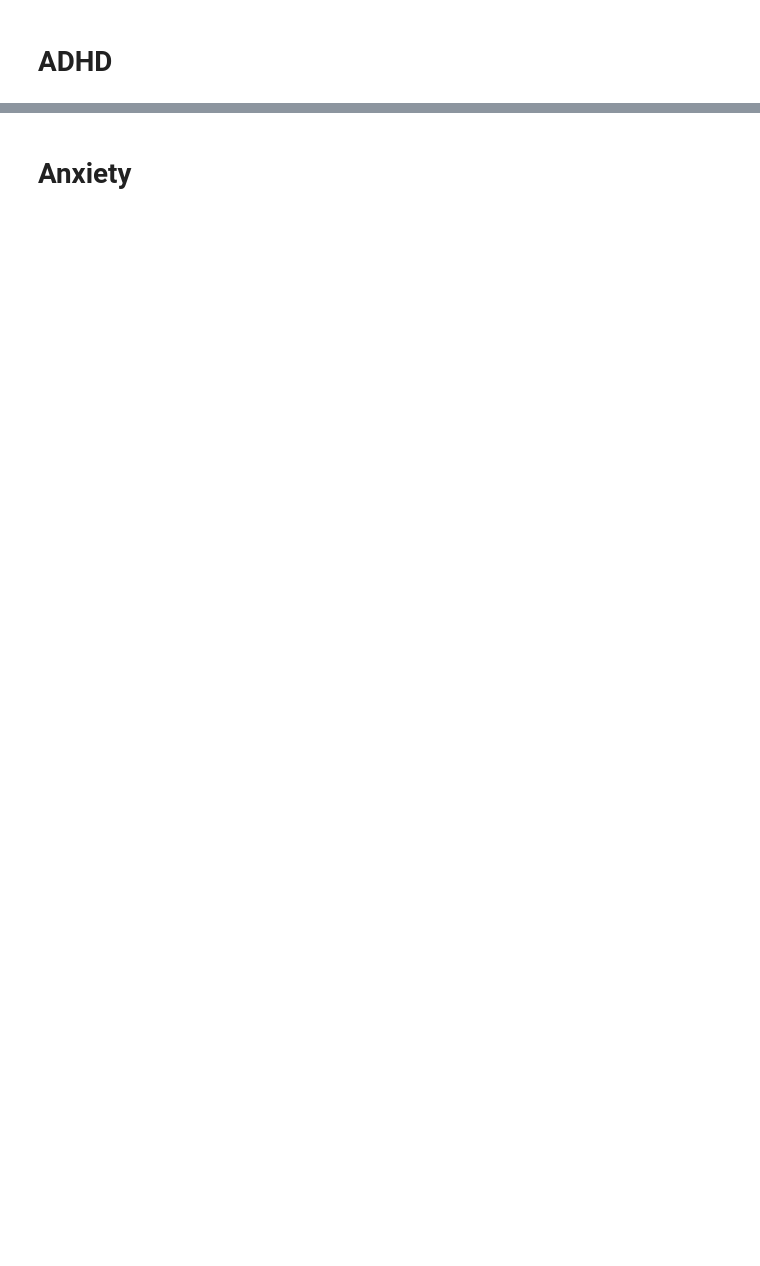
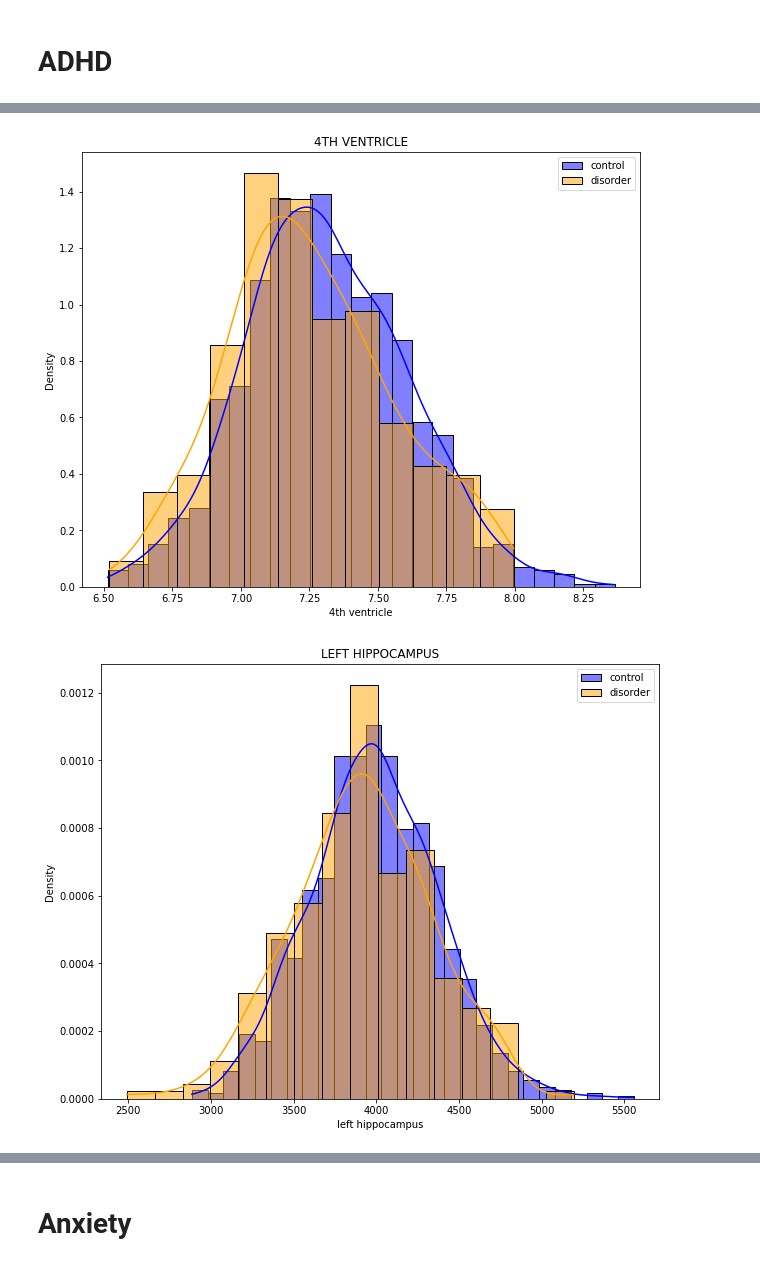
Before and after one commit to margotwagner/SynthSeg, a Jupyter notebook: abcd-code/analysis/mw-aseba-smri-rois.ipynb, the cells around one changed output, grey strips where cells are left out. Cells and saved outputs as stored; diff of their text form; code cells hidden in the pictures; blank space fills up the shorter version.

Commit message:
finished qc analysis and added plotting

```diff
--- a/abcd-code/analysis/mw-aseba-smri-rois.ipynb
+++ b/abcd-code/analysis/mw-aseba-smri-rois.ipynb
@@ -87,0 +87,6 @@ ADHD
+# %%
+for f in vols["feature"]:
+    stats.plot_hist(f)
+# %% [output]
+[figure, added]
+[figure, added]
```
Also changed, not shown: parts of 25 cells of this notebook, 1 other file.
